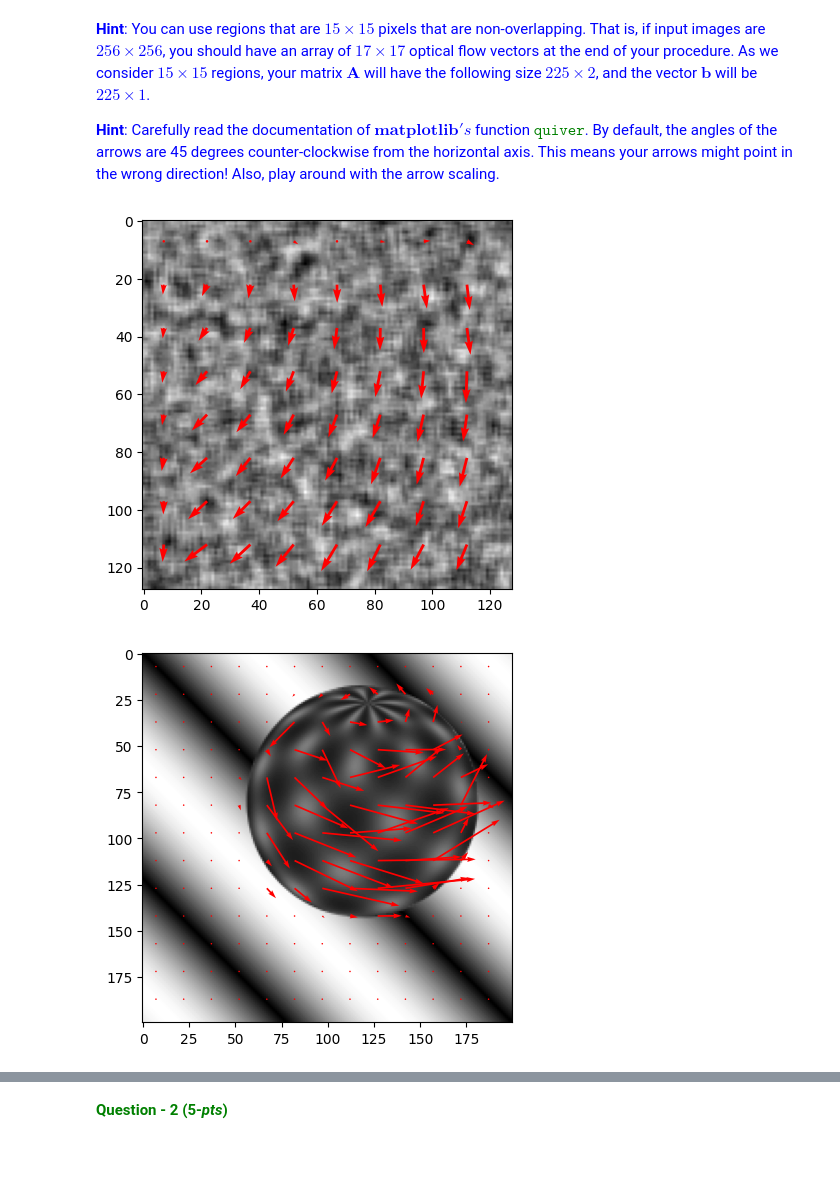
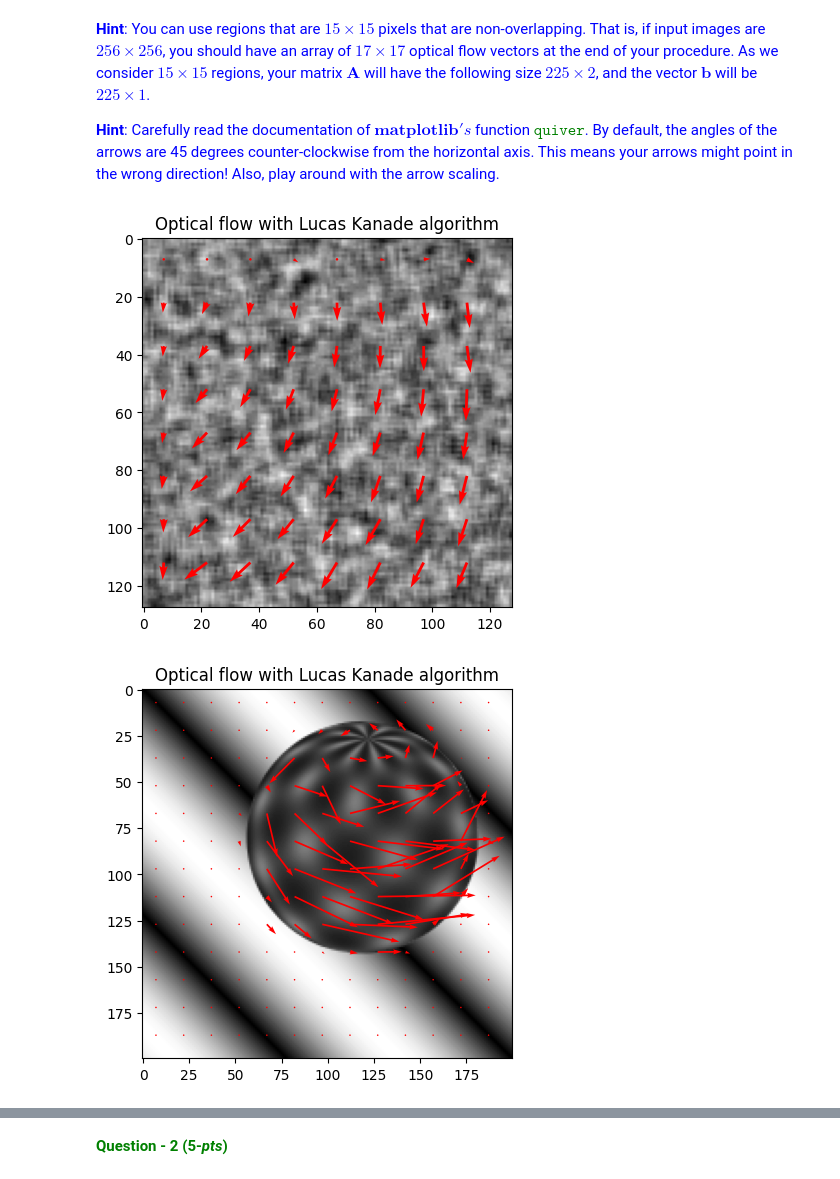
Before and after one commit to joangog/computer-vision-1, a Jupyter notebook: lab3/13486578_12167320_14334739.ipynb, the cells around one changed output, grey strips where cells are left out. Saved outputs shown, nothing was run; the diff lists cells and outputs as text; code cells hidden in the pictures.

```diff
--- a/lab3/13486578_12167320_14334739.ipynb
+++ b/lab3/13486578_12167320_14334739.ipynb
@@ -455,37 +455,38 @@ def Optical_Flow(Rx, Ry, Rt):
 
 
 def Plot_Lucas_Kanade(Img1, xlocs, ylocs, Vx, Vy):
+    plt.title('Optical flow with Lucas Kanade algorithm')
     plt.quiver(ylocs, xlocs, Vx, Vy, color = 'red', angles = 'xy', scale_units='xy')
     plt.imshow(Img1, cmap = 'gray')
     plt.show()
 
 def Lucas_Kanade(Img1, Img2):
     Img1 = cv2.cvtColor(Img1, cv2.COLOR_BGR2GRAY).astype(np.float32)
     Img2 = cv2.cvtColor(Img2, cv2.COLOR_BGR2GRAY).astype(np.float32)
 
     Ix = conv(Img1, np.array([[-1,0,1]]), mode='same')
     Iy = conv(Img1, np.array([[-1,0,1]]).T, mode='same')
     It = Img1 - Img2
 
     Rx, arrow_locs = Image_Regions(Ix)
     Ry  = Image_Regions(Iy)[0]
     Rt = Image_Regions(It)[0]
 
     xlocs = np.array(arrow_locs)[:, 0]
     ylocs = np.array(arrow_locs)[:, 1]
 
     V = []
     for i in range(len(Rx)):
         V.append(Optical_Flow(Rx[i], Ry[i], Rt[i]))
     Vx = np.array(V)[:, 0]
     Vy = np.array(V)[:, 1]
 
     Plot_Lucas_Kanade(Img1, xlocs, ylocs, Vx, Vy)
     return xlocs, ylocs, Vx, Vy
 
 xlocs, ylocs, Vx, Vy = Lucas_Kanade(synth1, synth2)
 xlocs, ylocs, Vx, Vy = Lucas_Kanade(sphere1, sphere2)
 xlocs, ylocs, Vx, Vy = Lucas_Kanade(monkaa1, monkaa2)
 # %% [output]
-[figure, old version]
+[figure, new version]
-[figure, old version]
+[figure, new version]
```
Also changed, not shown: parts of 1 cell of this notebook, 3 other files.
